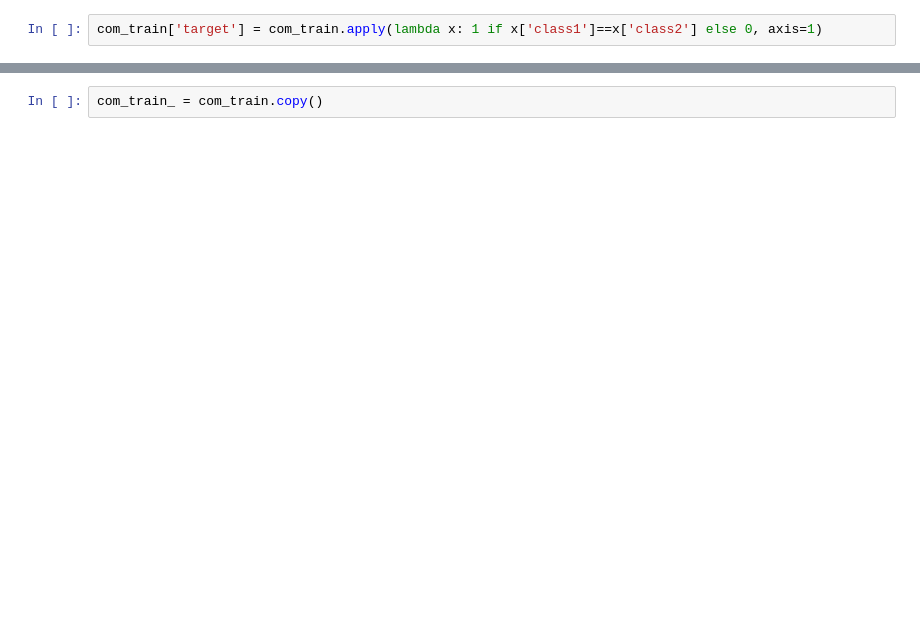
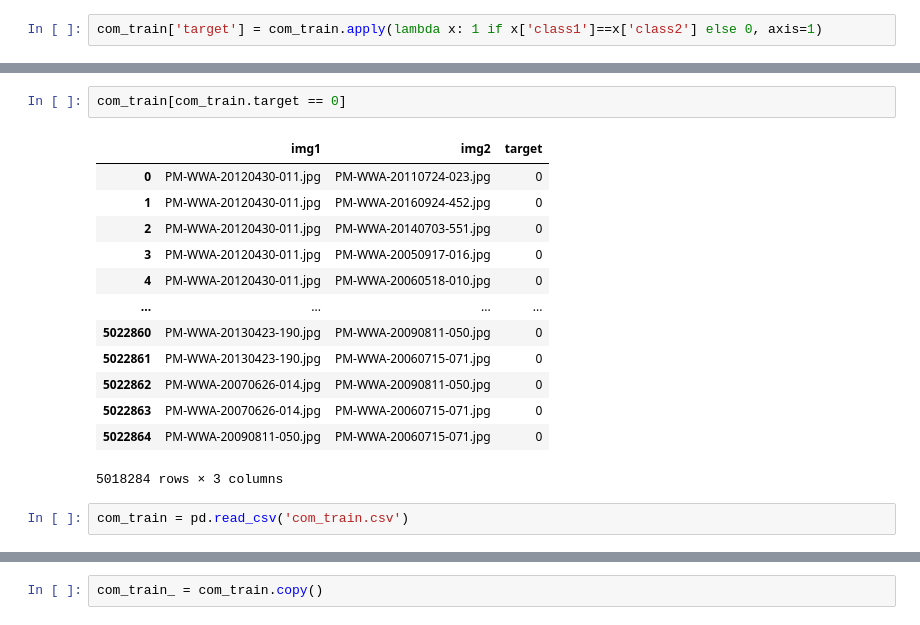
Before and after one commit to philippschw/whale_pytorch, a Jupyter notebook: head/Create train.csv.ipynb, the cells around one changed output, grey strips where cells are left out. Saved outputs shown, nothing was run; the diff lists cells and outputs as text; blank space fills up the shorter version.

```diff
--- a/head/Create train.csv.ipynb
+++ b/head/Create train.csv.ipynb
@@ -71,0 +122,18 @@ com_train['target'] = com_train.apply(lambda x: 1 if x['class1']==x['class2'] el
+# %%
+com_train[com_train.target == 0]
+# %% [output]
+|  | img1 | img2 | target |
+| 0 | PM-WWA-20120430-011.jpg | PM-WWA-20110724-023.jpg | 0 |
+| 1 | PM-WWA-20120430-011.jpg | PM-WWA-20160924-452.jpg | 0 |
+| 2 | PM-WWA-20120430-011.jpg | PM-WWA-20140703-551.jpg | 0 |
+| 3 | PM-WWA-20120430-011.jpg | PM-WWA-20050917-016.jpg | 0 |
+| 4 | PM-WWA-20120430-011.jpg | PM-WWA-20060518-010.jpg | 0 |
+| ... | ... | ... | ... |
+| 5022860 | PM-WWA-20130423-190.jpg | PM-WWA-20090811-050.jpg | 0 |
+| 5022861 | PM-WWA-20130423-190.jpg | PM-WWA-20060715-071.jpg | 0 |
+| 5022862 | PM-WWA-20070626-014.jpg | PM-WWA-20090811-050.jpg | 0 |
+| 5022863 | PM-WWA-20070626-014.jpg | PM-WWA-20060715-071.jpg | 0 |
+| 5022864 | PM-WWA-20090811-050.jpg | PM-WWA-20060715-071.jpg | 0 |
+5018284 rows × 3 columns
+# %%
+com_train = pd.read_csv('com_train.csv')
```
Also changed, not shown: parts of 37 cells of this notebook, 3 other files.
